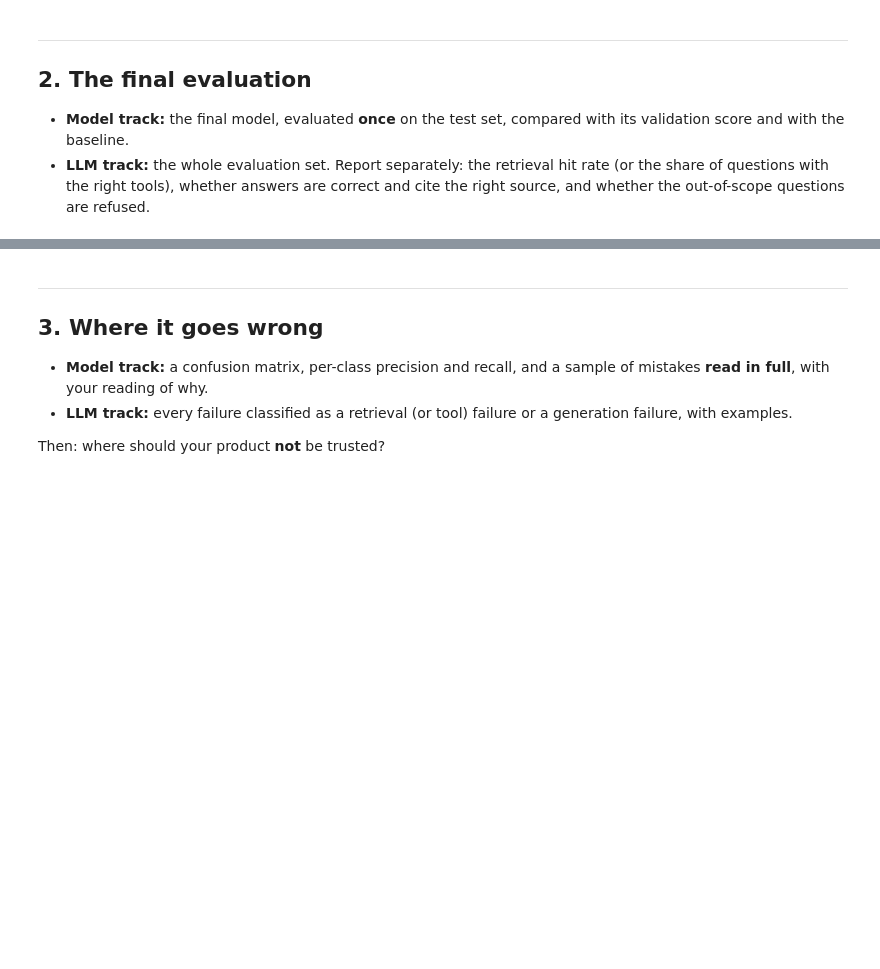
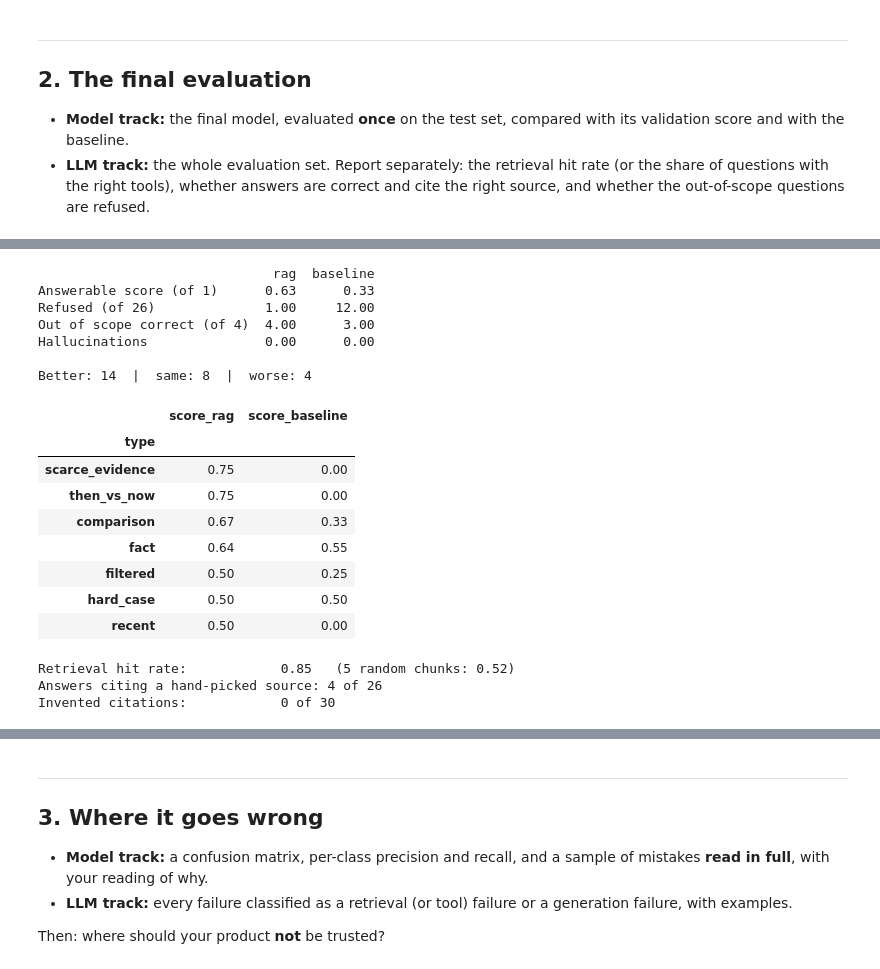
Before and after one commit to nachocarbovalle/IronHack-Final-Project-, a Jupyter notebook: notebooks/03_evaluate.ipynb, the cells around one changed output, grey strips where cells are left out. Drawn from its saved outputs; the diff is of its cells as text; code cells hidden in the pictures; blank space fills up the shorter version.

```diff
--- a/notebooks/03_evaluate.ipynb
+++ b/notebooks/03_evaluate.ipynb
@@ -39,0 +97,13 @@ The user, the decision, the metric and the baseline score, in a few sentences, a
+# %%
+to_grade = (rag.merge(eval_set[["id", "expected_answer"]], on="id")
+               .merge(baseline_graded[["id", "answer", "score"]].rename(
+                      columns={"answer": "baseline_answer", "score": "baseline_score"}), on="id"))
+
+with open(RESULTS / "rag_for_grading.md", "w") as f:
+    for r in to_grade.itertuples():
+        f.write(f"## {r.id} ({r.type}): {r.question}\n\n")
+        f.write(f"**Expected:** {r.expected_answer}\n\n")
+        f.write(f"**RAG:** {r.answer}\n\n")
+        f.write(f"*Cited: {r.cited_ids} | invented: {r.invented_citations} | closest distance: {r.min_distance}*\n\n")
+        f.write(f"**Baseline (score {r.baseline_score}):** {r.baseline_answer}\n\n---\n\n")
+print("Written to data/results/rag_for_grading.md")
@@ -39,0 +155,50 @@ The user, the decision, the metric and the baseline score, in a few sentences, a
+# %%
+both = rag_graded[["id", "type", "score", "refused", "hallucinated"]].merge(
+    baseline_graded[["id", "score", "refused", "hallucinated"]], on="id", suffixes=("_rag", "_baseline"))
+answerable = both["id"].isin(eval_set.loc[eval_set["answerable"], "id"])
+
+summary = pd.DataFrame({
+    system: [both.loc[answerable, f"score_{system}"].mean().round(2),
+             int(both.loc[answerable, f"refused_{system}"].sum()),
+             int(both.loc[~answerable, f"score_{system}"].sum()),
+             int(both[f"hallucinated_{system}"].sum())]
+    for system in ("rag", "baseline")},
+    index=["Answerable score (of 1)", "Refused (of 26)", "Out of scope correct (of 4)", "Hallucinations"])
+print(summary, "\n")
+
+change = (both.loc[answerable, "score_rag"] - both.loc[answerable, "score_baseline"])
+print(f"Better: {(change > 0).sum()}  |  same: {(change == 0).sum()}  |  worse: {(change < 0).sum()}\n")
+both[answerable].groupby("type")[["score_rag", "score_baseline"]].mean().round(2).sort_values("score_rag", ascending=False)
+# %% [output]
+                              rag  baseline
+Answerable score (of 1)      0.63      0.33
+Refused (of 26)              1.00     12.00
+Out of scope correct (of 4)  4.00      3.00
+Hallucinations               0.00      0.00
+
+Better: 14  |  same: 8  |  worse: 4
+|  | score_rag | score_baseline |
+| type |  |  |
+| scarce_evidence | 0.75 | 0.00 |
+| then_vs_now | 0.75 | 0.00 |
+| comparison | 0.67 | 0.33 |
+| fact | 0.64 | 0.55 |
+| filtered | 0.50 | 0.25 |
+| hard_case | 0.50 | 0.50 |
+| recent | 0.50 | 0.00 |
+# %%
+retrieval = evaluate_retrieval(eval_set, collection, embedder, k=config["k"],
+                               use_game_filter=config["game_filter"])
+
+sources = eval_set.set_index("id")["source_review_ids"]
+answerable_rag = rag_graded[rag_graded["id"].isin(eval_set.loc[eval_set["answerable"], "id"])]
+cites_a_source = [bool(set(str(r.cited_ids).split(";")) & set(str(sources[r.id]).split(";")))
+                  for r in answerable_rag.itertuples()]
+
+print(f"Retrieval hit rate:            {retrieval['hit'].mean():.2f}   (5 random chunks: 0.52)")
+print(f"Answers citing a hand-picked source: {sum(cites_a_source)} of {len(cites_a_source)}")
+print(f"Invented citations:            {rag['invented_citations'].fillna('').astype(bool).sum()} of {len(rag)}")
+# %% [output]
+Retrieval hit rate:            0.85   (5 random chunks: 0.52)
+Answers citing a hand-picked source: 4 of 26
+Invented citations:            0 of 30
```
Also changed, not shown: parts of 21 cells of this notebook, 3 other files.
